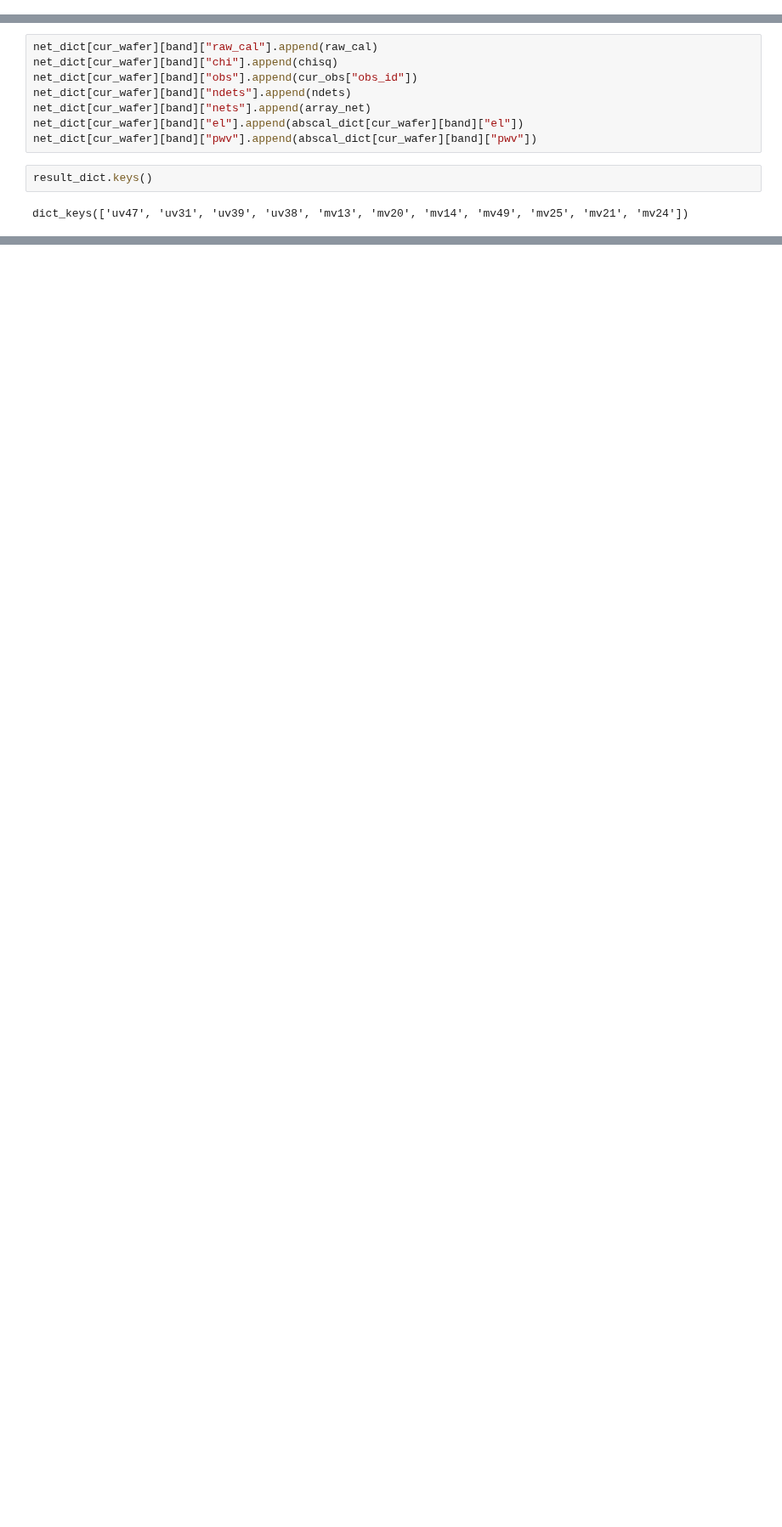
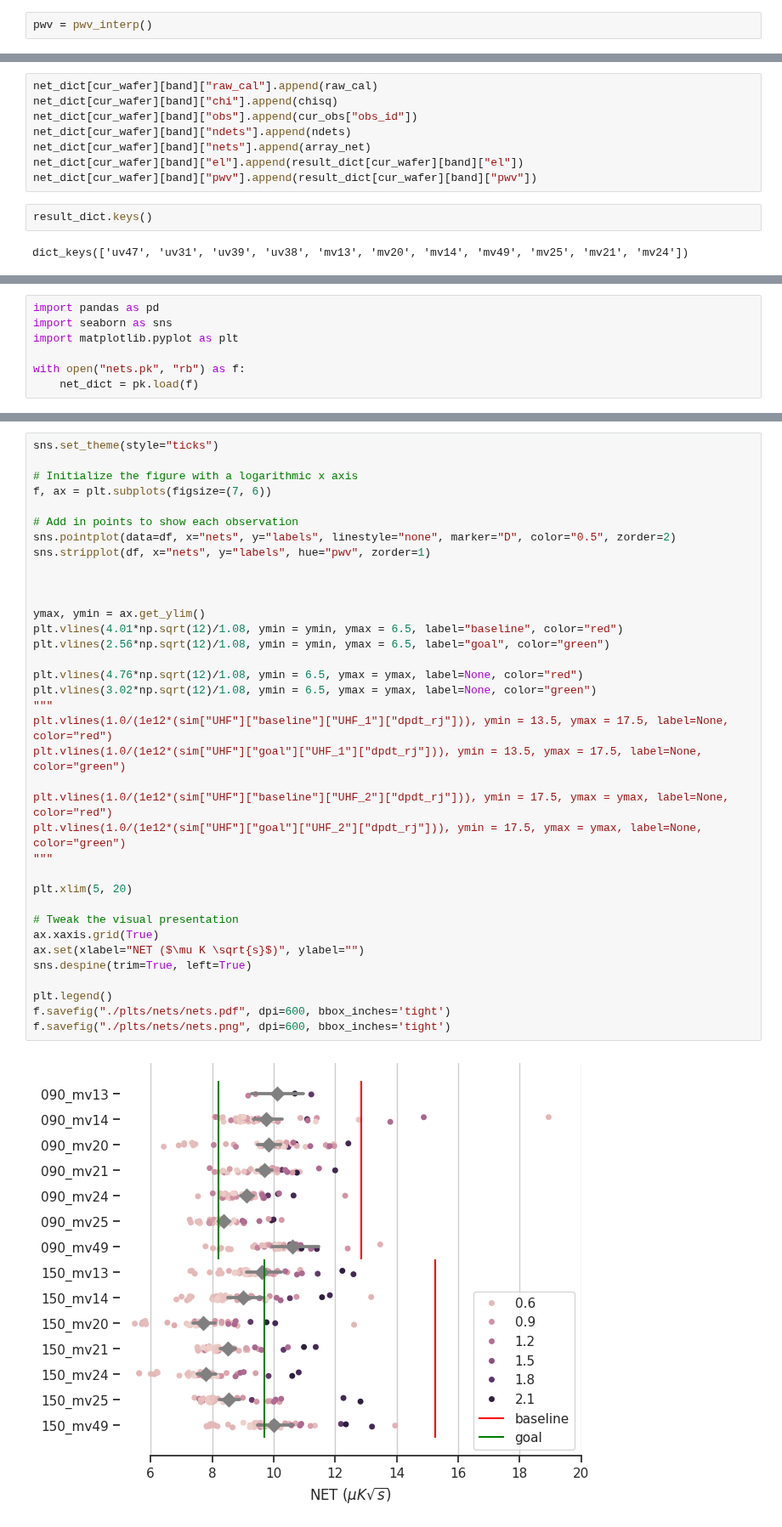
Before and after one commit to Sulla2012/LAT_Loading, a Jupyter notebook: nets.ipynb, the cells around one changed output, grey strips where cells are left out. Shown at 85% size. Drawn from its saved outputs; the diff is of its cells as text; blank space fills up the shorter version.

```diff
--- a/nets.ipynb
+++ b/nets.ipynb
@@ -10,3 +11,5 @@ import h5py
+# %%
+pwv = pwv_interp()
 # %%
 with open("results_05012025.pk", "rb") as f:
     result_dict = pk.load(f)
@@ -106,8 +99,8 @@ net_dict[cur_wafer][band]["chi"].append(chisq)
 net_dict[cur_wafer][band]["obs"].append(cur_obs["obs_id"])
 net_dict[cur_wafer][band]["ndets"].append(ndets)
 net_dict[cur_wafer][band]["nets"].append(array_net)
-net_dict[cur_wafer][band]["el"].append(abscal_dict[cur_wafer][band]["el"])
-net_dict[cur_wafer][band]["pwv"].append(abscal_dict[cur_wafer][band]["pwv"])
+net_dict[cur_wafer][band]["el"].append(result_dict[cur_wafer][band]["el"])
+net_dict[cur_wafer][band]["pwv"].append(result_dict[cur_wafer][band]["pwv"])
 # %%
 result_dict.keys()
 # %% [output]
@@ -117,0 +110,7 @@ np.float64(20.153454113403956)
+# %%
+import pandas as pd
+import seaborn as sns
+import matplotlib.pyplot as plt
+
+with open("nets.pk", "rb") as f:
+    net_dict = pk.load(f)
@@ -117,0 +162,38 @@ np.float64(20.153454113403956)
+# %%
+sns.set_theme(style="ticks")
+
+# Initialize the figure with a logarithmic x axis
+f, ax = plt.subplots(figsize=(7, 6))
+
+# Add in points to show each observation
+sns.pointplot(data=df, x="nets", y="labels", linestyle="none", marker="D", color="0.5", zorder=2)
+sns.stripplot(df, x="nets", y="labels", hue="pwv", zorder=1)
+
+
+
+ymax, ymin = ax.get_ylim()
+plt.vlines(4.01*np.sqrt(12)/1.08, ymin = ymin, ymax = 6.5, label="baseline", color="red")
+plt.vlines(2.56*np.sqrt(12)/1.08, ymin = ymin, ymax = 6.5, label="goal", color="green")
+
+plt.vlines(4.76*np.sqrt(12)/1.08, ymin = 6.5, ymax = ymax, label=None, color="red")
+plt.vlines(3.02*np.sqrt(12)/1.08, ymin = 6.5, ymax = ymax, label=None, color="green")
+"""
+plt.vlines(1.0/(1e12*(sim["UHF"]["baseline"]["UHF_1"]["dpdt_rj"])), ymin = 13.5, ymax = 17.5, label=None, color="red")
+plt.vlines(1.0/(1e12*(sim["UHF"]["goal"]["UHF_1"]["dpdt_rj"])), ymin = 13.5, ymax = 17.5, label=None, color="green")
+
+plt.vlines(1.0/(1e12*(sim["UHF"]["baseline"]["UHF_2"]["dpdt_rj"])), ymin = 17.5, ymax = ymax, label=None, color="red")
+plt.vlines(1.0/(1e12*(sim["UHF"]["goal"]["UHF_2"]["dpdt_rj"])), ymin = 17.5, ymax = ymax, label=None, color="green")
+"""
+
+plt.xlim(5, 20)
+
+# Tweak the visual presentation
+ax.xaxis.grid(True)
+ax.set(xlabel="NET ($\mu K \sqrt{s}$)", ylabel="")
+sns.despine(trim=True, left=True)
+
+plt.legend()
+f.savefig("./plts/nets/nets.pdf", dpi=600, bbox_inches='tight')
+f.savefig("./plts/nets/nets.png", dpi=600, bbox_inches='tight')
+# %% [output]
+[figure, added]
```
Also changed, not shown: parts of 6 cells of this notebook, 2 other files.
